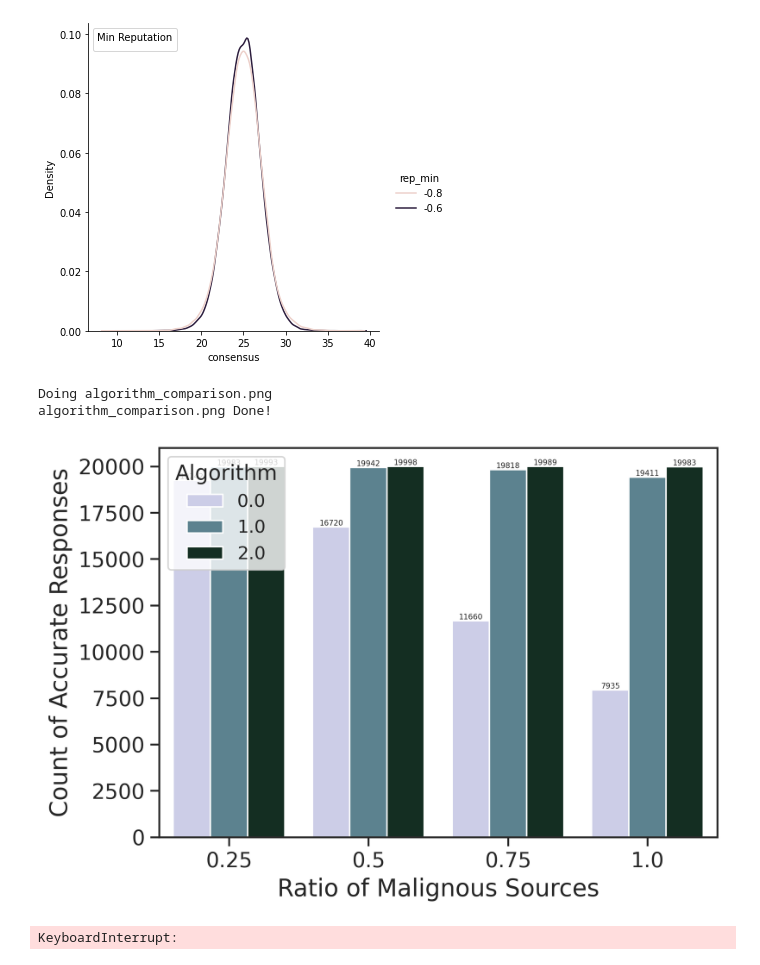
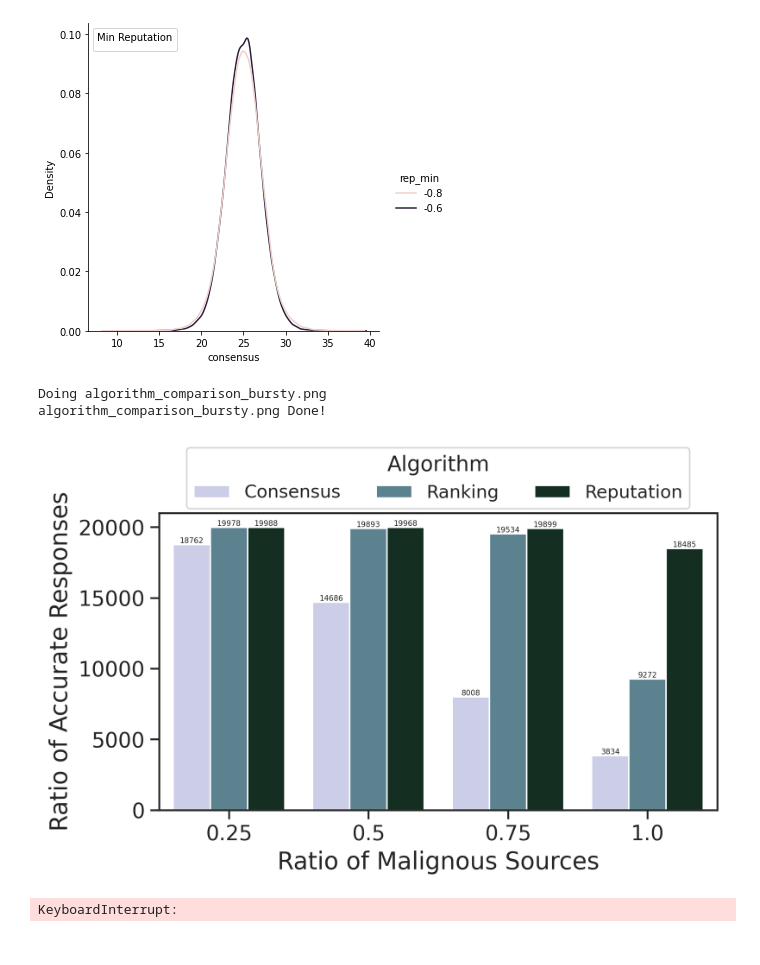
Before and after one commit to UniBO-PRISMLab/desmo-reputation, a Jupyter notebook: plots.ipynb, the cells around one changed output. Saved outputs shown, nothing was run; the diff lists cells and outputs as text; code cells hidden in the pictures.

Commit message:
uniform-bursty added

```diff
--- a/plots.ipynb
+++ b/plots.ipynb
@@ -49,6 +49,7 @@ for filename in tqdm(all_files):
     _df['tolerance'] = float(_params[4])
     _df['repetition'] = float(_params[5])
     _df['Algorithm'] = float(_params[6])
+    _df['Arrival'] = _params[7]
     # Local Processing
     if float(_params[4]) == 3.0: # and float(_params[5]) <=3 and float(_params[3]) == 0.5:
         _li.append(_df)
@@ -170,28 +171,29 @@ No handles with labels found to put in legend.
 # %%
 # PLOT 2 - IMPACT ON CONSENSUS ACCURACY
 
 # Comparison of this algo with another dummy one ? Only one bar !
 # Average - no kick out
 # Median - with ranking - no kick out
 
-img_name = "algorithm_comparison.png"
+img_name = "algorithm_comparison_bursty.png"
 if _REPLACE_ or not os.path.exists(img_name):
     print("Doing " + img_name)
     ax = sns.countplot(data=df_good, x='ratio_malign', hue='Algorithm')
     for i in ax.containers:
         ax.bar_label(i, fontsize=5)
-    plt.legend(title='Algorithm', loc='upper left')
+    plt.legend(title='Algorithm', loc='upper center', bbox_to_anchor=(0.5, 1.25), ncol=3,
+    labels=['Consensus', 'Ranking', 'Reputation'])
     ax.set_xlabel('Ratio of Malignous Sources', fontsize=16)
-    ax.set_ylabel('Count of Accurate Responses', fontsize=16)
+    ax.set_ylabel('Ratio of Accurate Responses', fontsize=16)
 
     plt.tight_layout()
     # plt.show()
     plt.savefig(img_name, dpi=200)
     print(img_name + " Done!")
 # %% [output]
-Doing algorithm_comparison.png
-algorithm_comparison.png Done!
+Doing algorithm_comparison_bursty.png
+algorithm_comparison_bursty.png Done!
-[figure, old version]
+[figure, new version]
 # %%
 # df_use = df_def
 # df_good = df_use.drop(df[df.repetition > 0].index)
```
Also changed, not shown: parts of 1 cell of this notebook, 2 other files.
